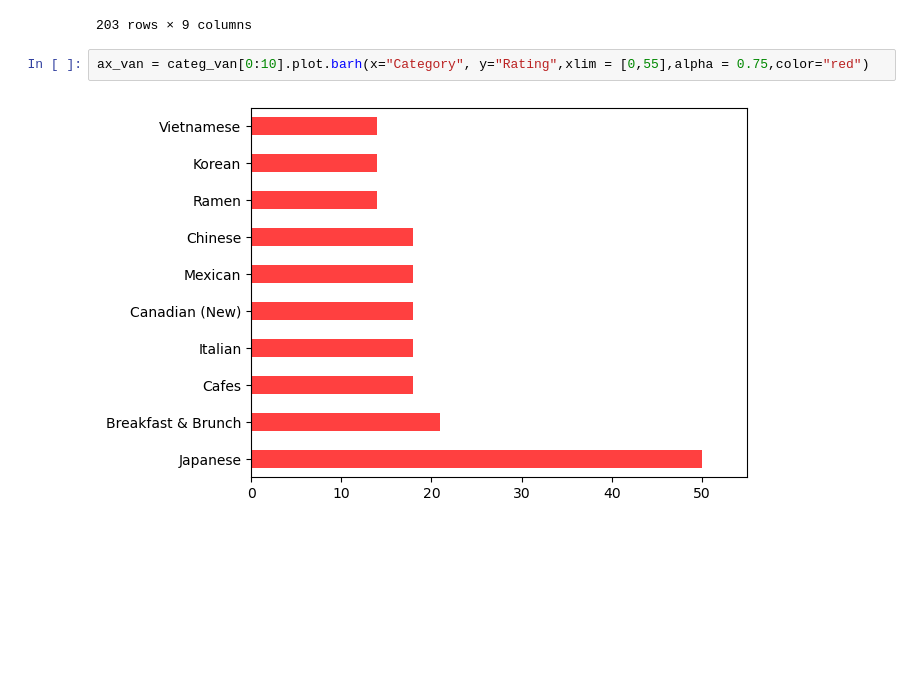
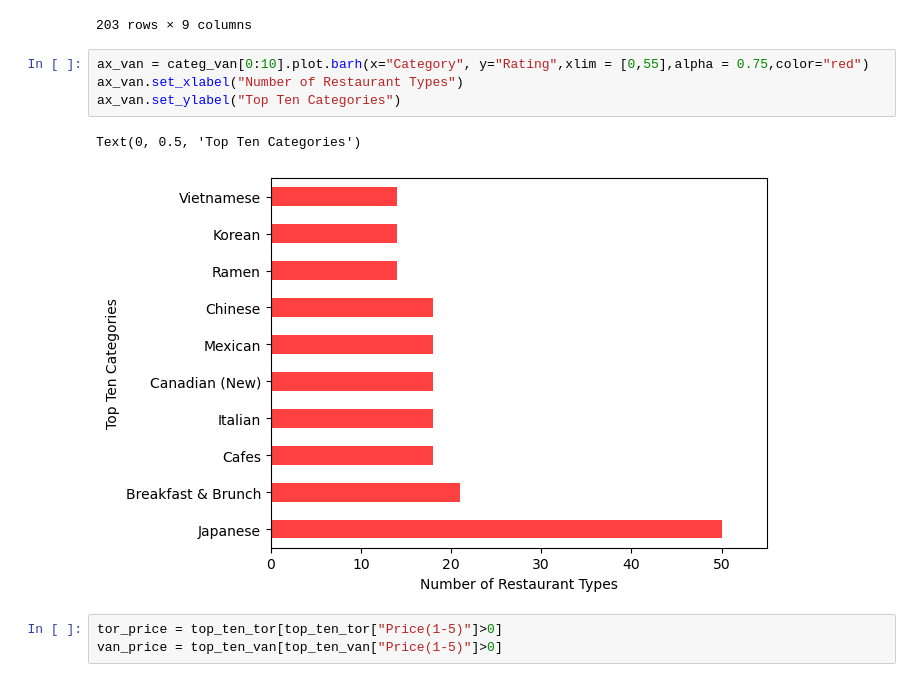
Before and after one commit to AlanDeng7/Module-7-Project1, a Jupyter notebook: Code_Alan/Question2.ipynb, the cells around one changed output. Cells and saved outputs as stored; diff of their text form; blank space fills up the shorter version.

```diff
--- a/Code_Alan/Question2.ipynb
+++ b/Code_Alan/Question2.ipynb
@@ -216,5 +223,11 @@ top_ten_van
 203 rows × 9 columns
 # %%
 ax_van = categ_van[0:10].plot.barh(x="Category", y="Rating",xlim = [0,55],alpha = 0.75,color="red")
+ax_van.set_xlabel("Number of Restaurant Types")
+ax_van.set_ylabel("Top Ten Categories")
 # %% [output]
+Text(0, 0.5, 'Top Ten Categories')
-[figure, old version]
+[figure, new version]
+# %%
+tor_price = top_ten_tor[top_ten_tor["Price(1-5)"]>0]
+van_price = top_ten_van[top_ten_van["Price(1-5)"]>0]
```
Also changed, not shown: parts of 6 cells of this notebook.
